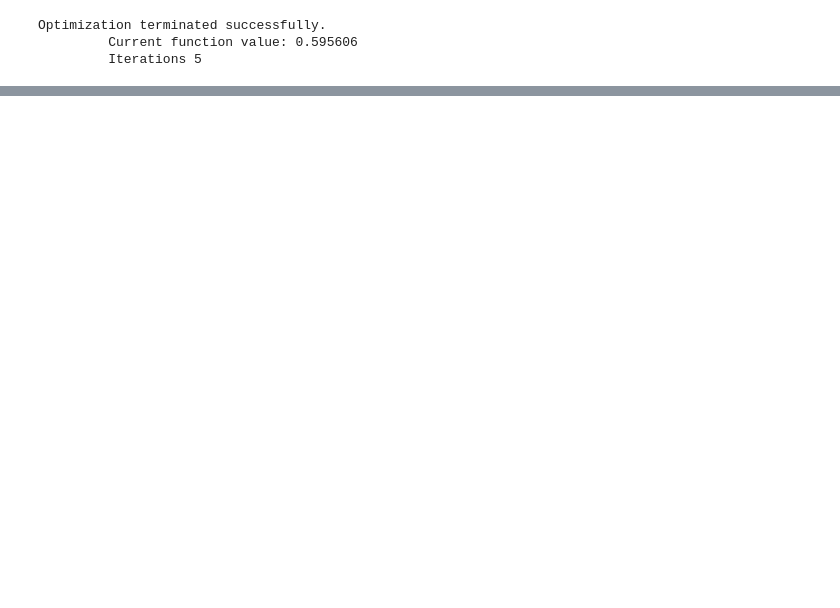
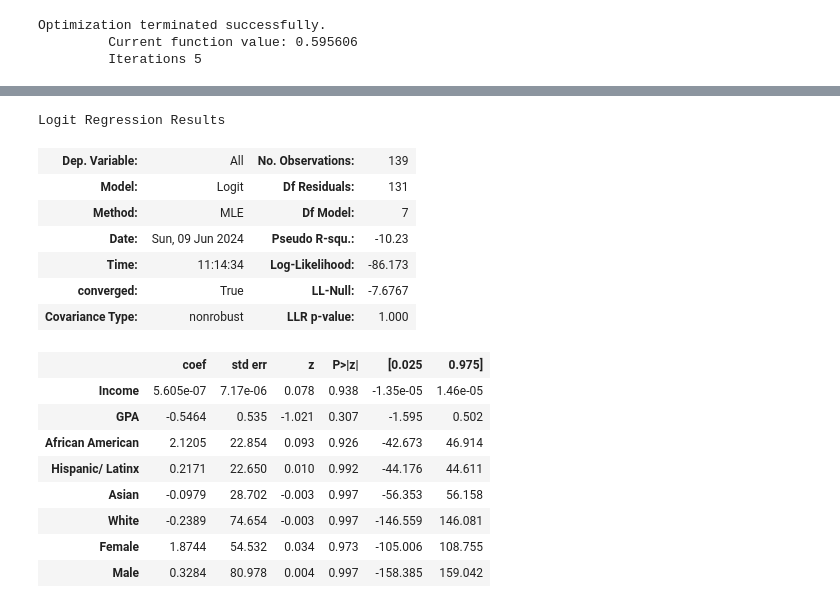
Before and after one commit to wanning-lu/MATH-189-Final-Project, a Jupyter notebook: regression_analysis.ipynb, the cells around one changed output, grey strips where cells are left out. Drawn from its saved outputs; the diff is of its cells as text; code cells hidden in the pictures; blank space fills up the shorter version.

```diff
--- a/regression_analysis.ipynb
+++ b/regression_analysis.ipynb
@@ -219,0 +201,20 @@ Logit Regression Results
+# %%
+result.summary()
+# %% [output]
+Logit Regression Results
+| Dep. Variable: | All | No. Observations: | 139 |
+| Model: | Logit | Df Residuals: | 131 |
+| Method: | MLE | Df Model: | 7 |
+| Date: | Sun, 09 Jun 2024 | Pseudo R-squ.: | -10.23 |
+| Time: | 11:14:34 | Log-Likelihood: | -86.173 |
+| converged: | True | LL-Null: | -7.6767 |
+| Covariance Type: | nonrobust | LLR p-value: | 1.000 |
+|  | coef | std err | z | P>|z| | [0.025 | 0.975] |
+| Income | 5.605e-07 | 7.17e-06 | 0.078 | 0.938 | -1.35e-05 | 1.46e-05 |
+| GPA | -0.5464 | 0.535 | -1.021 | 0.307 | -1.595 | 0.502 |
+| African American | 2.1205 | 22.854 | 0.093 | 0.926 | -42.673 | 46.914 |
+| Hispanic/ Latinx | 0.2171 | 22.650 | 0.010 | 0.992 | -44.176 | 44.611 |
+| Asian | -0.0979 | 28.702 | -0.003 | 0.997 | -56.353 | 56.158 |
+| White | -0.2389 | 74.654 | -0.003 | 0.997 | -146.559 | 146.081 |
+| Female | 1.8744 | 54.532 | 0.034 | 0.973 | -105.006 | 108.755 |
+| Male | 0.3284 | 80.978 | 0.004 | 0.997 | -158.385 | 159.042 |
```
Also changed, not shown: parts of 12 cells of this notebook, 3 other files.
